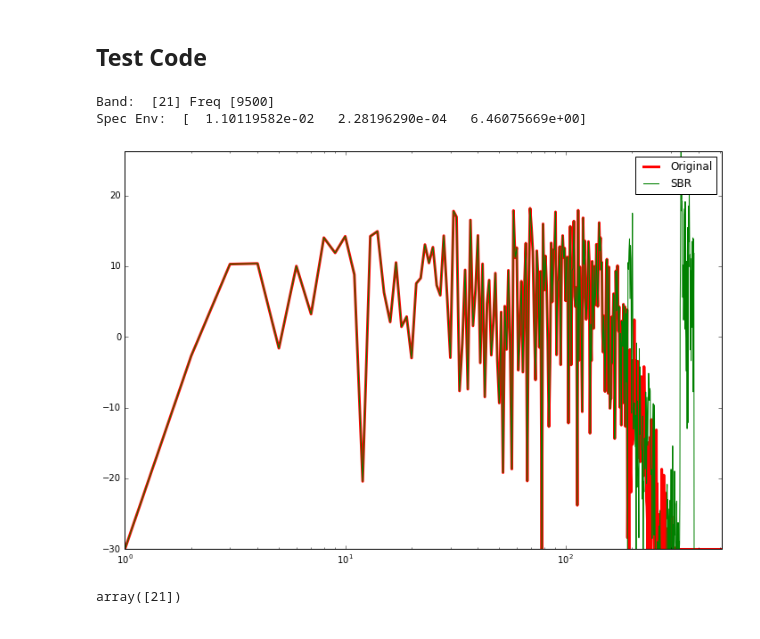
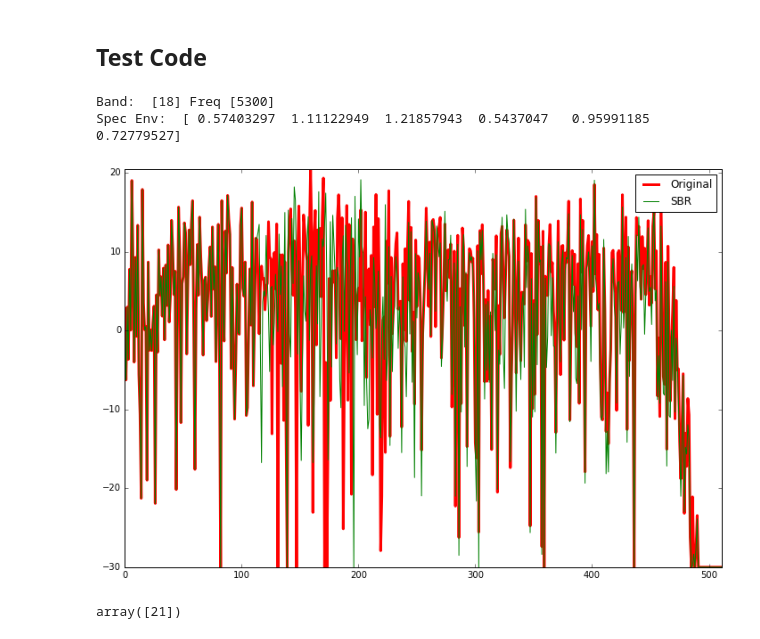
Before and after one commit to nickgang/ccrmac, a Jupyter notebook: baseCoder/SBR.ipynb, the cells around one changed output. Saved outputs shown, nothing was run; the diff lists cells and outputs as text; code cells hidden in the pictures.

Commit message:
Combining two hf reconstruction methods into single function. The default is to run the better one.

```diff
--- a/baseCoder/SBR.ipynb
+++ b/baseCoder/SBR.ipynb
@@ -28,6 +28,9 @@ def calcSpecEnv(data,cutoff,fs,hfRecType=2):
             XnI[0:int(np.floor(cutBin/2))] = XnI[int(np.floor(cutBin/2)):cutBin]
         except:
             XnI[0:int(np.floor(cutBin/2))] = XnI[int(np.floor(cutBin/2)+1):cutBin]
+        # Add in additional high frequencies if
+        if len(XnI[0:cutBin])<len(XnI[cutBin+1:]):
+
 
     bandLimits = p.cbFreqLimits # Zwicker critical band upper limits
     cutBand = np.argwhere(bandLimits>=cutoff)[0] # Next band limit above cutoff freq
@@ -49,10 +52,19 @@ def calcSpecEnv(data,cutoff,fs,hfRecType=2):
 ## Decoder Methods
 # %%
 # High Frequency Reconstruction
-def HiFreqRec(mdctLines,fs,cutoff):
+def HiFreqRec(mdctLines,fs,cutoff,hfRecType=2):
+    # hfRecType: 1 means straight bin transposition
+    #            2 means altered transposition (default)
     nMDCT = len(mdctLines)
     cutBin = freqToBin(nMDCT,cutoff,fs)
-    lowerBand = mdctLines[0:cutBin]
-    mdctLines[cutBin+1:cutBin+len(lowerBand)+1] = lowerBand # Do the transposition
+    lowerBand = np.array(mdctLines[0:cutBin],copy=True)
+    if hfRecType==1:
+        mdctLines[cutBin+1:cutBin+len(lowerBand)+1] = lowerBand # Do the transposition
+    elif hfRecType==2:
+        try: # Being hacky to account for off by 1 errors
+            lowerBand[0:int(np.floor(cutBin/2))] = lowerBand[int(np.floor(cutBin/2)):cutBin]
+        except ValueError:
+            lowerBand[0:int(np.floor(cutBin/2))] = lowerBand[int(np.floor(cutBin/2)+1):cutBin]
+        mdctLines[cutBin+1:cutBin+len(lowerBand)+1] = lowerBand # Do the transposition
 
     return mdctLines.astype(float) # If these are ints it can cause problems
@@ -129,47 +132,47 @@ if __name__ == "__main__":
     freqVec = np.arange(0,fs/2,fs/float(N)) # Vector of frequencies for plotting
     freqMDCT = freqVec + (fs/float(2.*N)) # MDCT Lines
 
-#     # Test Signal from previous hw
-#     A = np.array([0.40,0.20,0.20,0.09,0.06,0.05]) # Sinusoidal component amplitudes
-#     F = np.array([440,550,660,880,4400,8800]) # Sinusoidal frequencies
-#     xn = A[0]*np.cos(2*np.pi*F[0]*n) + A[1]*np.cos(2*np.pi*F[1]*n) +\
-#     A[2]*np.cos(2*np.pi*F[2]*n) + A[3]*np.cos(2*np.pi*F[3]*n) + \
-#     A[4]*np.cos(2*np.pi*F[4]*n) + A[5]*np.cos(2*np.pi*F[5]*n)
+    # Test Signal from previous hw
+    A = np.array([0.40,0.20,0.20,0.09,0.06,0.05]) # Sinusoidal component amplitudes
+    F = np.array([440,550,660,880,4400,8800]) # Sinusoidal frequencies
+    xn = A[0]*np.cos(2*np.pi*F[0]*n) + A[1]*np.cos(2*np.pi*F[1]*n) +\
+    A[2]*np.cos(2*np.pi*F[2]*n) + A[3]*np.cos(2*np.pi*F[3]*n) + \
+    A[4]*np.cos(2*np.pi*F[4]*n) + A[5]*np.cos(2*np.pi*F[5]*n)
 
 #     Noise Signal
     x = np.random.uniform(-1,1,(N))
-    b,a = signal.butter(5,0.3) # lowpass filter
+    b,a = signal.butter(5,0.9) # lowpass filter
     xn = signal.lfilter(b,a,x)
 
 
     Xmdct = m.MDCT(w.SineWindow(xn),N/2,N/2) # Compute FFT of signal
     sineWin = (1/float(N))*np.sum(np.power(w.SineWindow(np.ones_like(xn)),2)) # Get avg pow of hann window
     XmI = (4/(np.power(N,2)*sineWin))*(np.power(np.abs(Xmdct),2)) # Convert values of FFT to intensity
 
-    cutoff = 9000
+    cutoff = 5300
 
     specEnv = calcSpecEnv(xn,cutoff,fs)
 
     copyBins = np.array(XmI,copy=True)
-    newBins = HiFreqRec2(copyBins,fs,cutoff)
+    newBins = HiFreqRec(copyBins,fs,cutoff)
     noiseBins = AddHiFreqs(newBins,fs,cutoff)
     envBins = EnvAdjust(noiseBins,fs,cutoff,specEnv)
 
     plt.figure(1)
-    plt.semilogx(p.SPL(XmI),color='red',lw=3,label="Original")
+    plt.plot(p.SPL(XmI),color='red',lw=3,label="Original")
     plt.hold(True)
-    plt.semilogx(p.SPL(envBins),color='green',lw=1,label="SBR")
+    plt.plot(p.SPL(envBins),color='green',lw=1,label="SBR")
     plt.hold(True)
     a = plt.gca()
     a.legend()
     a.axis('tight')
 
     print 'Band: ',freqToBand(cutoff),'Freq',p.cbFreqLimits[freqToBand(cutoff)]
     print 'Spec Env: ',specEnv
 # %% [output]
-Band:  [21] Freq [9500]
-Spec Env:  [  1.10119582e-02   2.28196290e-04   6.46075669e+00]
+Band:  [18] Freq [5300]
+Spec Env:  [ 0.57403297  1.11122949  1.21857943  0.5437047   0.95991185  0.72779527]
-[figure, old version]
+[figure, new version]
 # %%
 freqToBand(9000)
 # %% [output]
```
Also changed, not shown: parts of 1 cell of this notebook, 1 other file.
